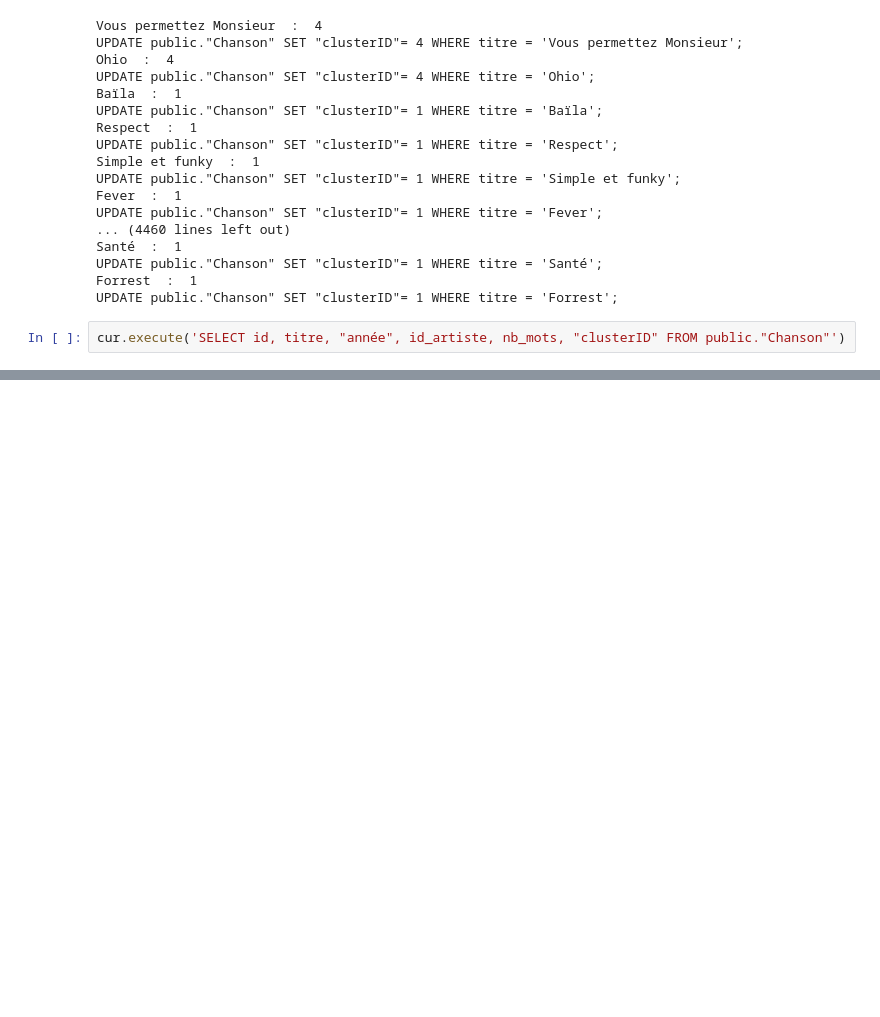
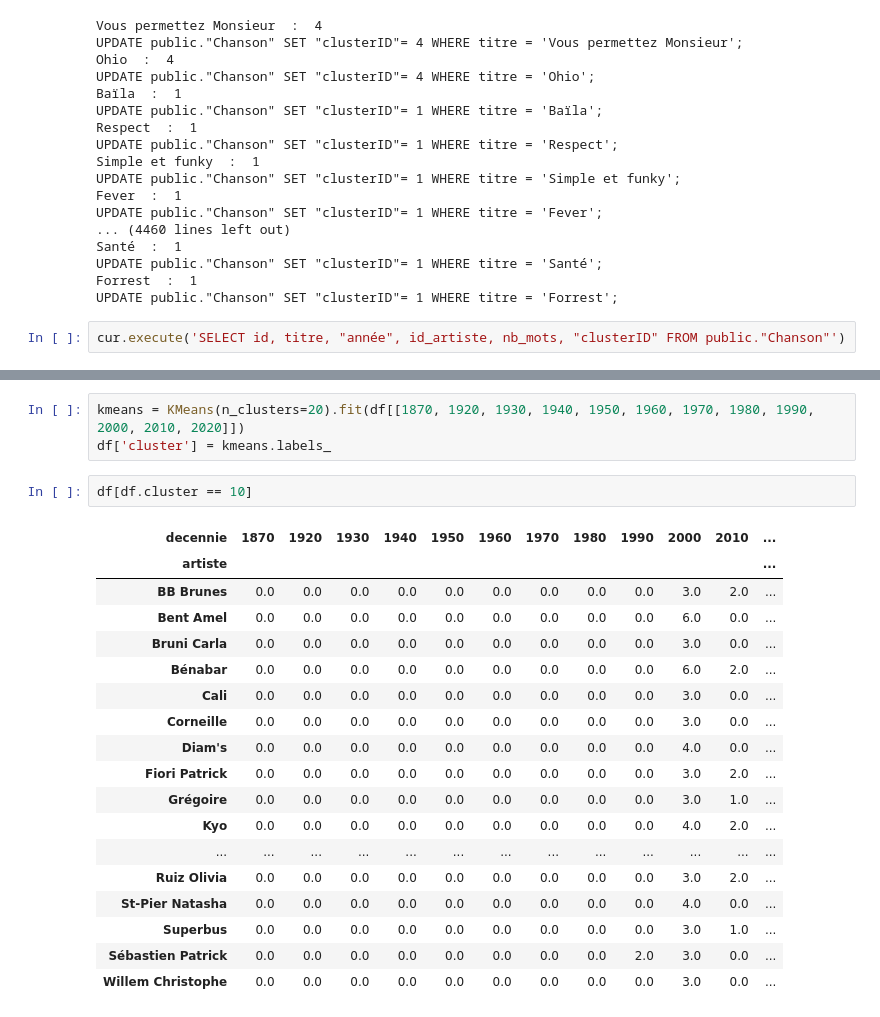
Before and after one commit to ThomasCosyn/code, a Jupyter notebook: ML/clustering.ipynb, the cells around one changed output, grey strips where cells are left out. Cells and saved outputs as stored; diff of their text form; blank space fills up the shorter version.

```diff
--- a/ML/clustering.ipynb
+++ b/ML/clustering.ipynb
@@ -259,0 +334,24 @@ cur.execute('SELECT id, titre, "année", id_artiste, nb_mots, "clusterID" FROM p
+# %%
+kmeans = KMeans(n_clusters=20).fit(df[[1870, 1920, 1930, 1940, 1950, 1960, 1970, 1980, 1990, 2000, 2010, 2020]])
+df['cluster'] = kmeans.labels_
+# %%
+df[df.cluster == 10]
+# %% [output]
+| decennie | 1870 | 1920 | 1930 | 1940 | 1950 | 1960 | 1970 | 1980 | 1990 | 2000 | 2010 | ... |
+| artiste |  |  |  |  |  |  |  |  |  |  |  | ... |
+| BB Brunes | 0.0 | 0.0 | 0.0 | 0.0 | 0.0 | 0.0 | 0.0 | 0.0 | 0.0 | 3.0 | 2.0 | ... |
+| Bent Amel | 0.0 | 0.0 | 0.0 | 0.0 | 0.0 | 0.0 | 0.0 | 0.0 | 0.0 | 6.0 | 0.0 | ... |
+| Bruni Carla | 0.0 | 0.0 | 0.0 | 0.0 | 0.0 | 0.0 | 0.0 | 0.0 | 0.0 | 3.0 | 0.0 | ... |
+| Bénabar | 0.0 | 0.0 | 0.0 | 0.0 | 0.0 | 0.0 | 0.0 | 0.0 | 0.0 | 6.0 | 2.0 | ... |
+| Cali | 0.0 | 0.0 | 0.0 | 0.0 | 0.0 | 0.0 | 0.0 | 0.0 | 0.0 | 3.0 | 0.0 | ... |
+| Corneille | 0.0 | 0.0 | 0.0 | 0.0 | 0.0 | 0.0 | 0.0 | 0.0 | 0.0 | 3.0 | 0.0 | ... |
+| Diam's | 0.0 | 0.0 | 0.0 | 0.0 | 0.0 | 0.0 | 0.0 | 0.0 | 0.0 | 4.0 | 0.0 | ... |
+| Fiori Patrick | 0.0 | 0.0 | 0.0 | 0.0 | 0.0 | 0.0 | 0.0 | 0.0 | 0.0 | 3.0 | 2.0 | ... |
+| Grégoire | 0.0 | 0.0 | 0.0 | 0.0 | 0.0 | 0.0 | 0.0 | 0.0 | 0.0 | 3.0 | 1.0 | ... |
+| Kyo | 0.0 | 0.0 | 0.0 | 0.0 | 0.0 | 0.0 | 0.0 | 0.0 | 0.0 | 4.0 | 2.0 | ... |
+| ... | ... | ... | ... | ... | ... | ... | ... | ... | ... | ... | ... | ... |
+| Ruiz Olivia | 0.0 | 0.0 | 0.0 | 0.0 | 0.0 | 0.0 | 0.0 | 0.0 | 0.0 | 3.0 | 2.0 | ... |
+| St-Pier Natasha | 0.0 | 0.0 | 0.0 | 0.0 | 0.0 | 0.0 | 0.0 | 0.0 | 0.0 | 4.0 | 0.0 | ... |
+| Superbus | 0.0 | 0.0 | 0.0 | 0.0 | 0.0 | 0.0 | 0.0 | 0.0 | 0.0 | 3.0 | 1.0 | ... |
+| Sébastien Patrick | 0.0 | 0.0 | 0.0 | 0.0 | 0.0 | 0.0 | 0.0 | 0.0 | 2.0 | 3.0 | 0.0 | ... |
+| Willem Christophe | 0.0 | 0.0 | 0.0 | 0.0 | 0.0 | 0.0 | 0.0 | 0.0 | 0.0 | 3.0 | 0.0 | ... |
```
Also changed, not shown: parts of 11 cells of this notebook, 5 other files.
